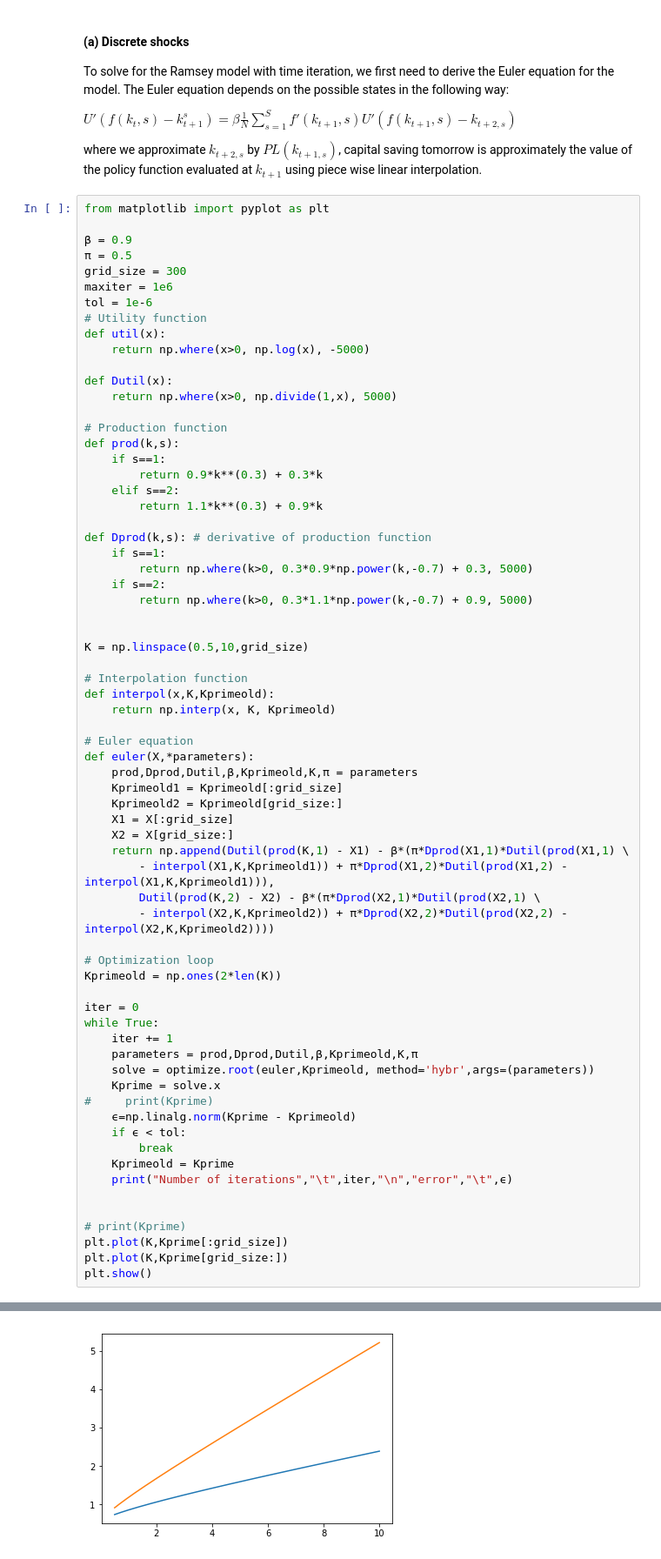
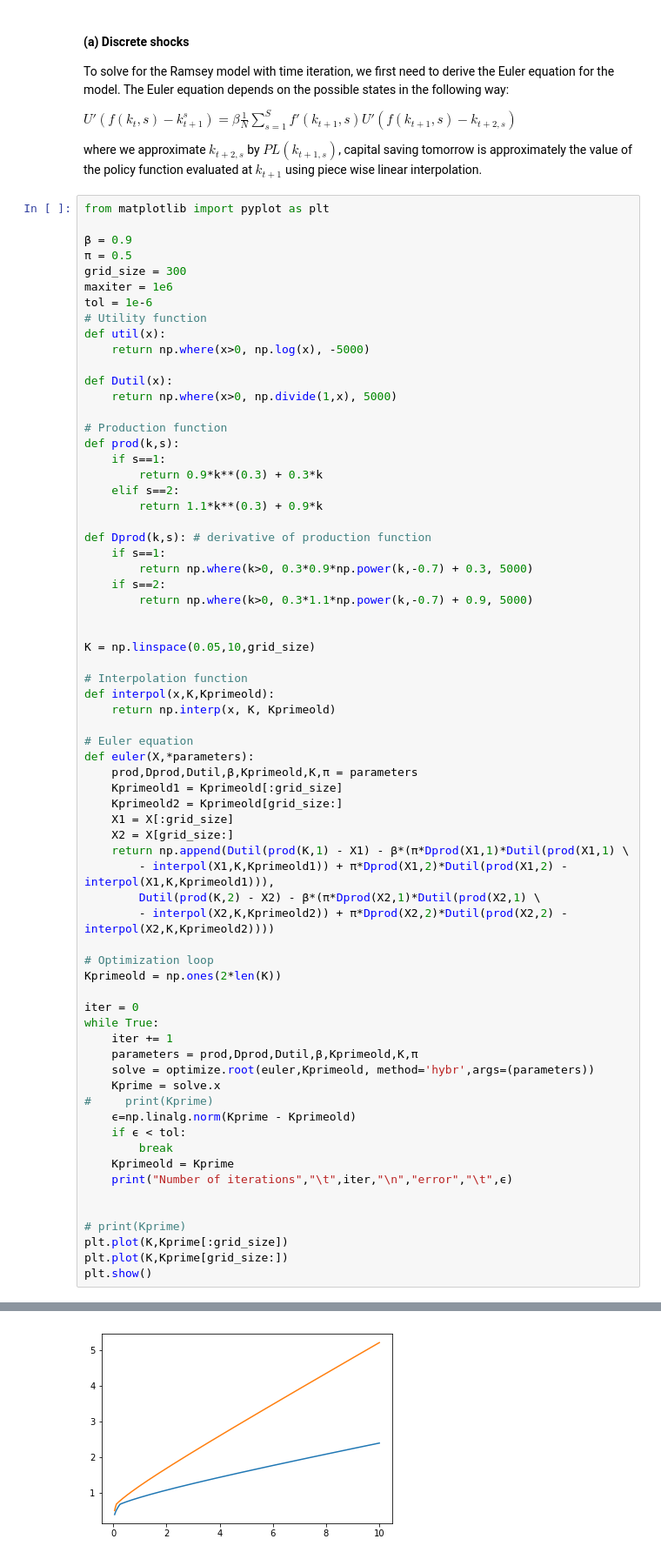
Before and after one commit to tpellet/BootCamp2019, a Jupyter notebook: ProblemSets/Econ/PS 1 Dynamic Programming.ipynb, the cells around one changed output, grey strips where cells are left out. Shown at 87% size. Saved outputs shown, nothing was run; the diff lists cells and outputs as text.

```diff
--- a/ProblemSets/Econ/PS 1 Dynamic Programming.ipynb
+++ b/ProblemSets/Econ/PS 1 Dynamic Programming.ipynb
@@ -219,7 +219,7 @@ def Dprod(k,s): # derivative of production function
         return np.where(k>0, 0.3*1.1*np.power(k,-0.7) + 0.9, 5000)
 
 
-K = np.linspace(0.5,10,grid_size)
+K = np.linspace(0.05,10,grid_size)
 
 # Interpolation function
 def interpol(x,K,Kprimeold):
@@ -265 +264 @@ Number of iterations     1
-[figure, old version]
+[figure, new version]
```
Also changed, not shown: parts of 9 cells of this notebook, 1 other file.
